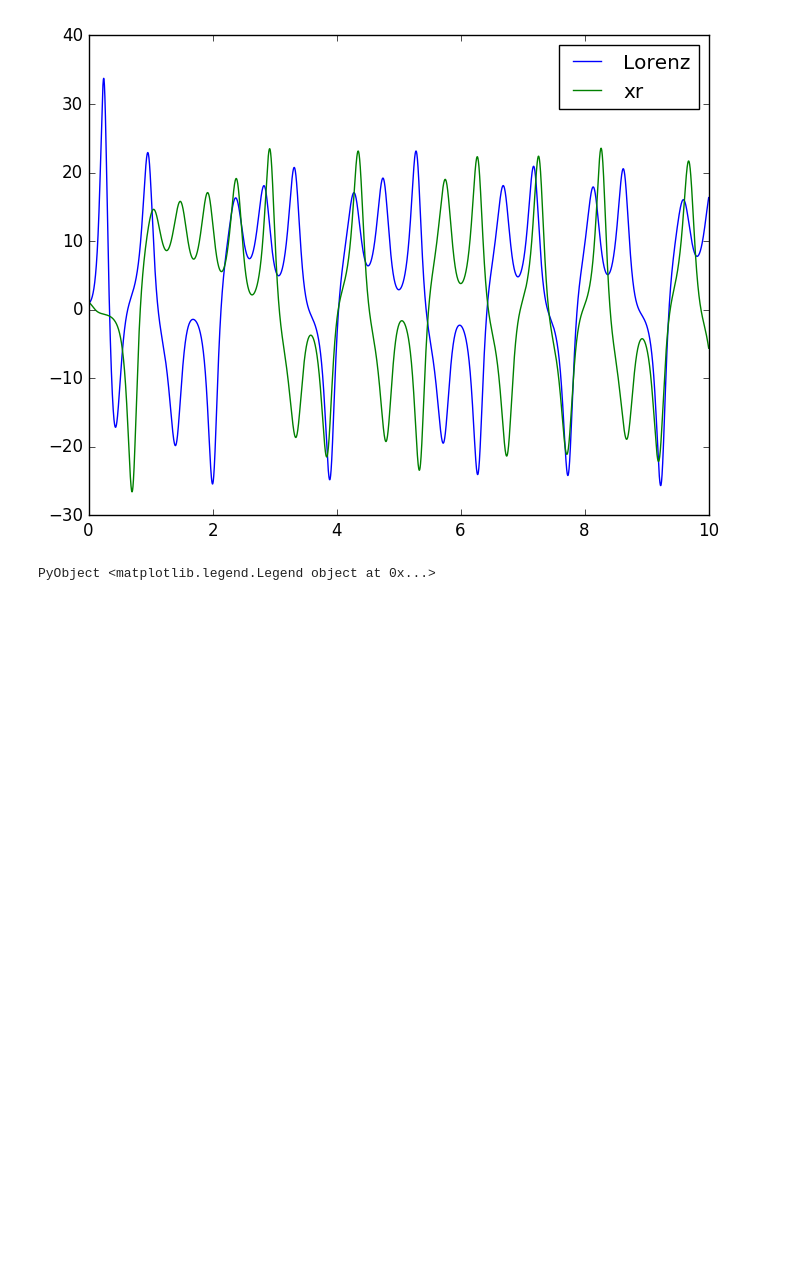
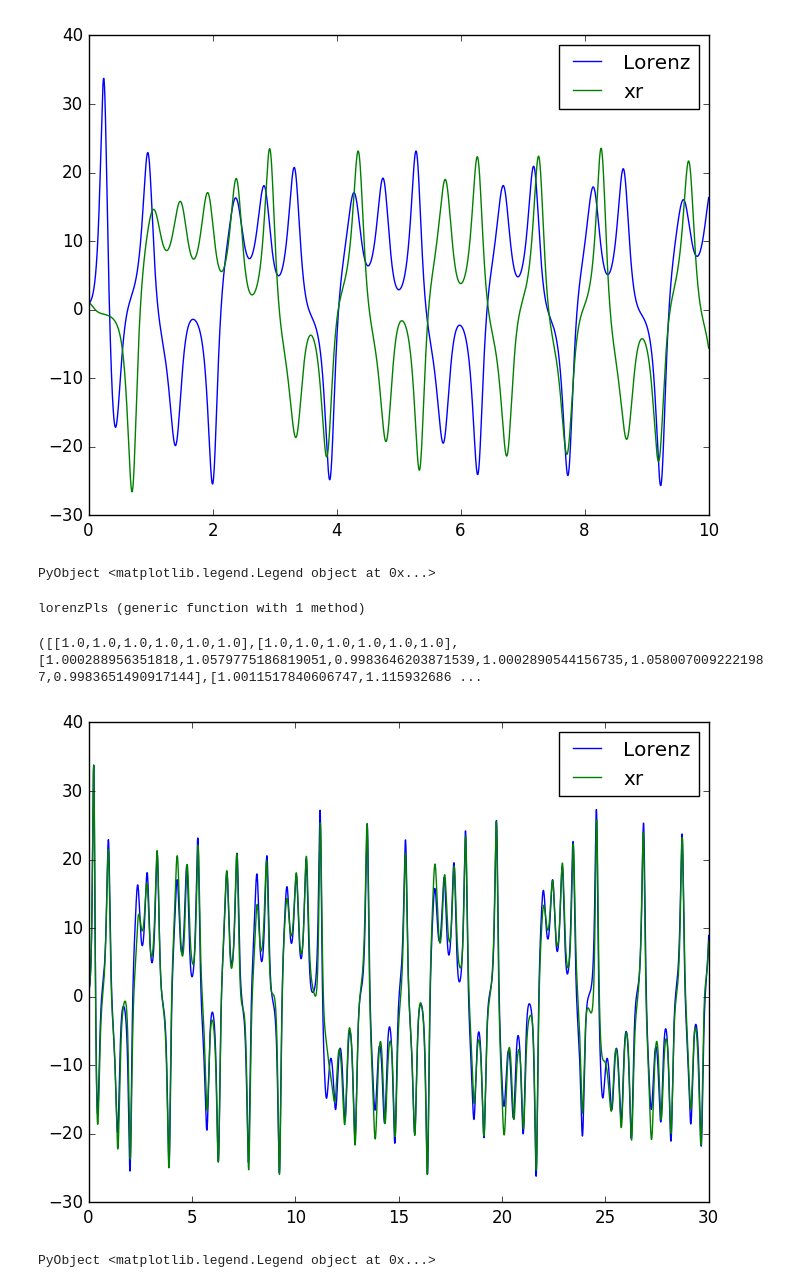
Before and after one commit to ignacio-vc/ChaosCrypto, a Jupyter notebook: wip/taylor_lorenz ejercicio 3.ipynb, the cells around one changed output. Cells and saved outputs as stored; diff of their text form; code cells hidden in the pictures; blank space fills up the shorter version.

```diff
--- a/wip/taylor_lorenz ejercicio 3.ipynb
+++ b/wip/taylor_lorenz ejercicio 3.ipynb
@@ -474,3 +474,35 @@ legend()
 # %% [output]
 [figure]
 PyObject <matplotlib.legend.Legend object at 0x...>
+# %%
+# function lorenzOriginal(xx,t)
+#     x, y, z, xr, yr, zr = xx
+#     [σ*(y-x), ρ * x-y-x * z, x*y-β*z,
+#      σ*(yr-xr), (ρ*xr - yr - xr*zr), (xr*yr - β*zr)]
+# end
+
+σ = 10
+ρ = 60
+β = 8/3
+
+
+
+function lorenzPls(xx,t)
+    x, y, z, xr, yr, zr = xx
+
+    [σ*(y-x), (ρ*x - y - x*z), x*y-β*z,
+     σ*(yr-xr), (ρ*s - yr - s*zr) , (s*yr - β*zr)]
+end
+# %% [output]
+lorenzPls (generic function with 1 method)
+# %%
+xsPls, tsPls = integrar(lorenzPls,[1., 1., 1., 1., 1., 1.],0. ,30. ,1e-3,4)
+# %% [output]
+([[1.0,1.0,1.0,1.0,1.0,1.0],[1.0,1.0,1.0,1.0,1.0,1.0],[1.000288956351818,1.0579775186819051,0.9983646203871539,1.0002890544156735,1.0580070092221987,0.9983651490917144],[1.0011517840606747,1.115932686 ...
+# %%
+plot(tsPls, [x[1] for x in xsPls], label="Lorenz")
+plot(tsPls, [x[4] for x in xsPls], label="xr")
+legend()
+# %% [output]
+[figure, added]
+PyObject <matplotlib.legend.Legend object at 0x...>
```
Also changed, not shown: parts of 6 cells of this notebook, 2 other files.
